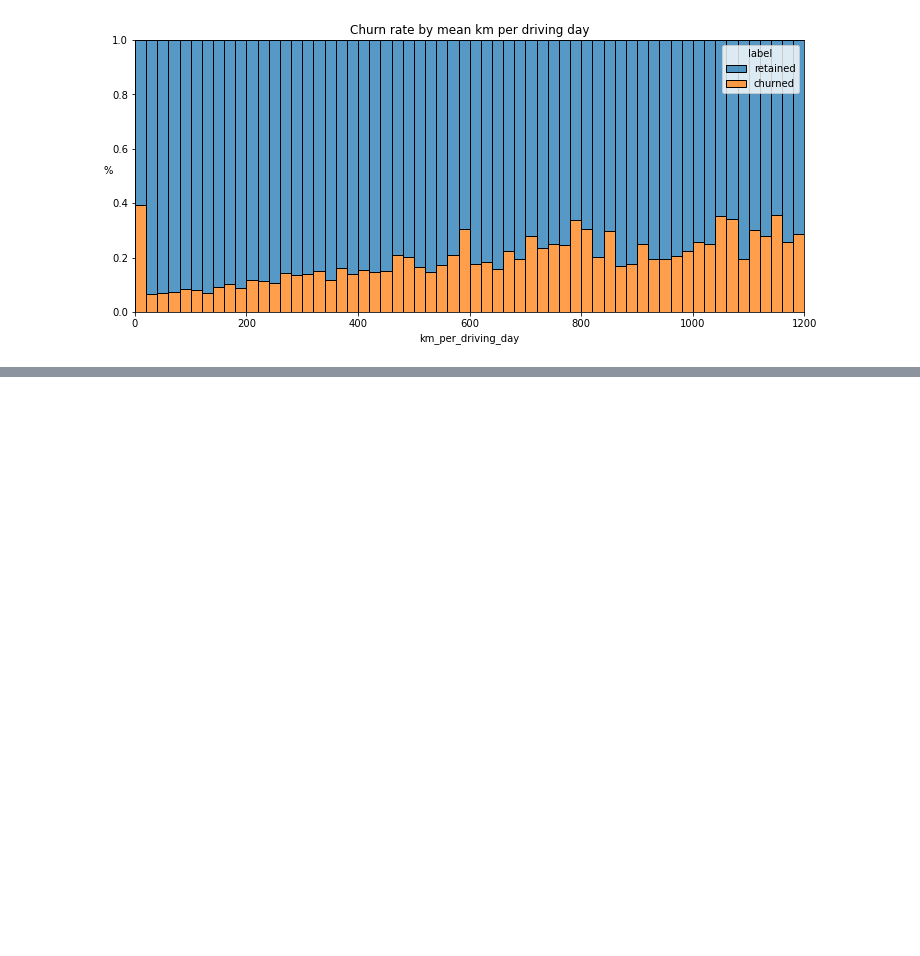
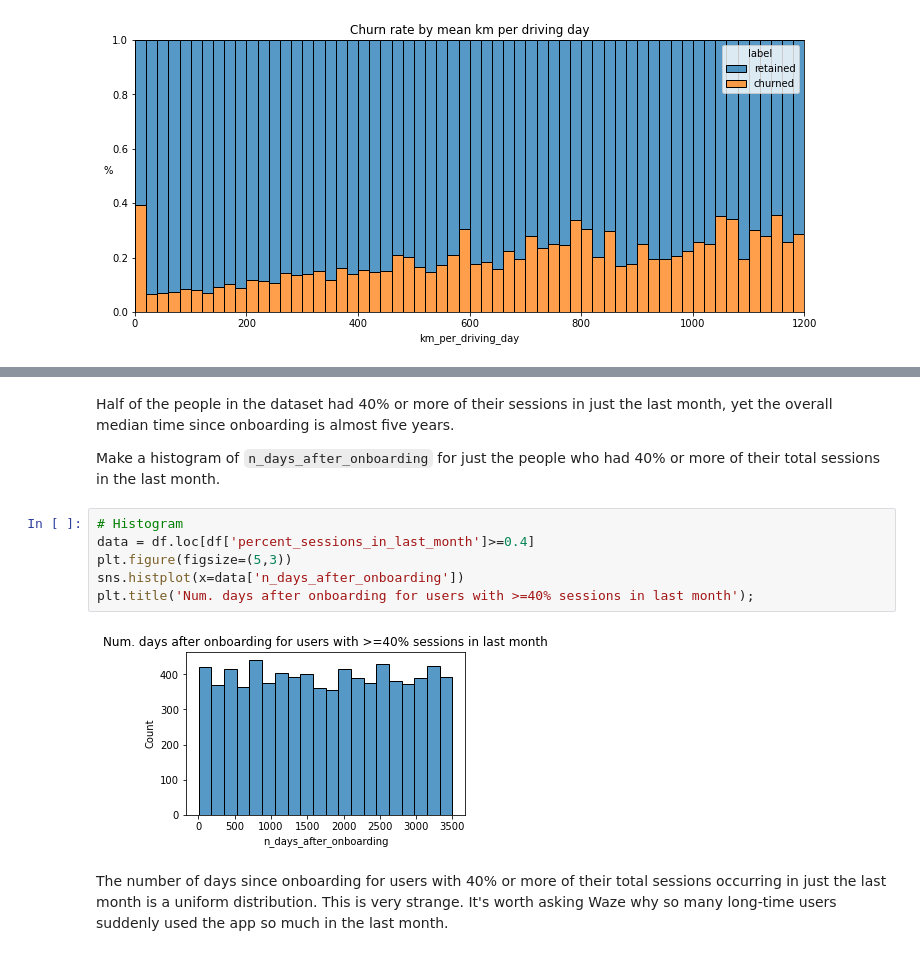
Before and after one commit to BrHACHLAF/Waze-project, a Jupyter notebook: waze_project_part_2.ipynb, the cells around one changed output, grey strips where cells are left out. Cells and saved outputs as stored; diff of their text form; blank space fills up the shorter version.

```diff
--- a/waze_project_part_2.ipynb
+++ b/waze_project_part_2.ipynb
@@ -469,0 +522,14 @@ plt.title('Churn rate by mean km per driving day');
+# %% [markdown]
+Half of the people in the dataset had 40% or more of their sessions in just the last month, yet the overall median time since onboarding is almost five years.
+
+Make a histogram of `n_days_after_onboarding` for just the people who had 40% or more of their total sessions in the last month.
+# %%
+# Histogram
+data = df.loc[df['percent_sessions_in_last_month']>=0.4]
+plt.figure(figsize=(5,3))
+sns.histplot(x=data['n_days_after_onboarding'])
+plt.title('Num. days after onboarding for users with >=40% sessions in last month');
+# %% [output]
+[figure, added]
+# %% [markdown]
+The number of days since onboarding for users with 40% or more of their total sessions occurring in just the last month is a uniform distribution. This is very strange. It's worth asking Waze why so many long-time users suddenly used the app so much in the last month.
```
Also changed, not shown: parts of 17 cells of this notebook.
